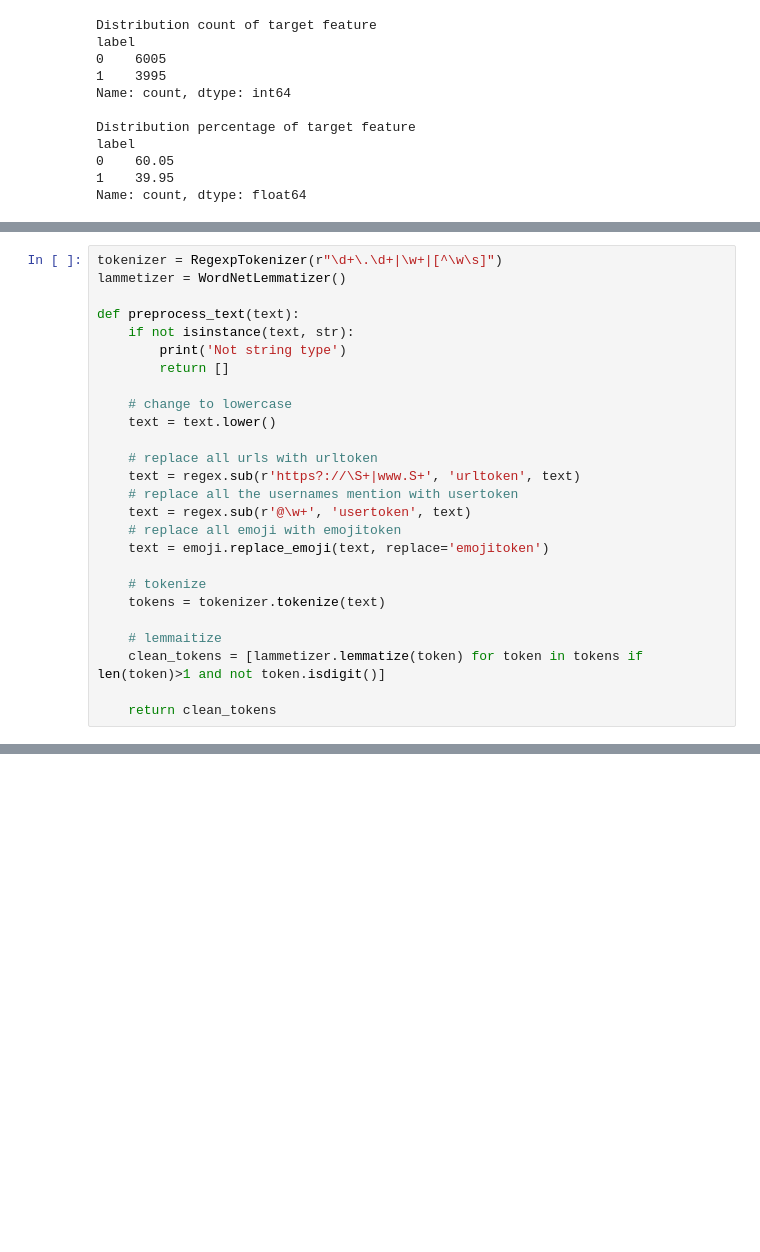
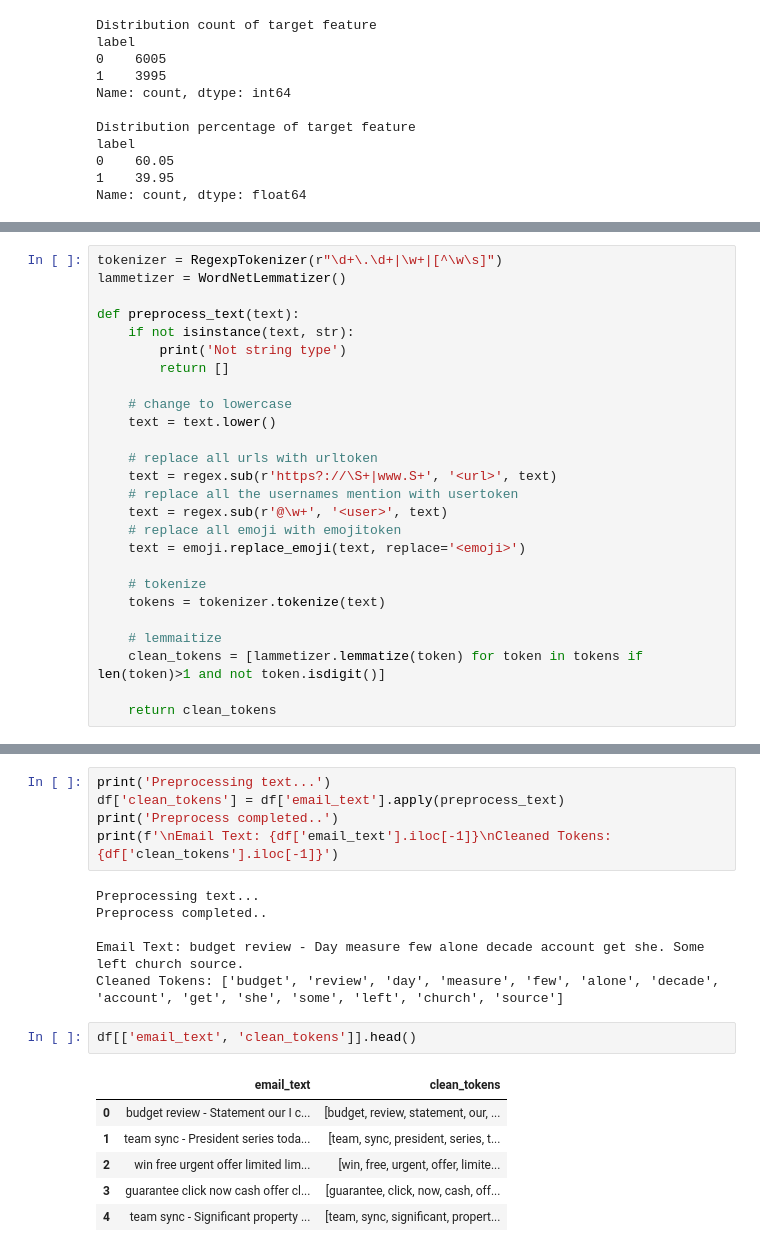
Before and after one commit to Prashant-Kumar-Codes/NLP, a Jupyter notebook: 7_NLP_Projects/1_Text_Classification/2_Spam_Detection/1_Email_Spam_Detection.ipynb, the cells around one changed output, grey strips where cells are left out. Cells and saved outputs as stored; diff of their text form; blank space fills up the shorter version.

```diff
--- a/7_NLP_Projects/1_Text_Classification/2_Spam_Detection/1_Email_Spam_Detection.ipynb
+++ b/7_NLP_Projects/1_Text_Classification/2_Spam_Detection/1_Email_Spam_Detection.ipynb
@@ -114,11 +112,11 @@ def preprocess_text(text):
     text = text.lower()
 
     # replace all urls with urltoken
-    text = regex.sub(r'https?://\S+|www.S+', 'urltoken', text)
+    text = regex.sub(r'https?://\S+|www.S+', '<url>', text)
     # replace all the usernames mention with usertoken
-    text = regex.sub(r'@\w+', 'usertoken', text)
+    text = regex.sub(r'@\w+', '<user>', text)
     # replace all emoji with emojitoken
-    text = emoji.replace_emoji(text, replace='emojitoken')
+    text = emoji.replace_emoji(text, replace='<emoji>')
 
     # tokenize
     tokens = tokenizer.tokenize(text)
@@ -133,0 +159,20 @@ print(preprocess_text("Hello this is @PrashantKumar! I'm 😊. This is a good we
+# %%
+print('Preprocessing text...')
+df['clean_tokens'] = df['email_text'].apply(preprocess_text)
+print('Preprocess completed..')
+print(f'\nEmail Text: {df['email_text'].iloc[-1]}\nCleaned Tokens: {df['clean_tokens'].iloc[-1]}')
+# %% [output]
+Preprocessing text...
+Preprocess completed..
+
+Email Text: budget review - Day measure few alone decade account get she. Some left church source.
+Cleaned Tokens: ['budget', 'review', 'day', 'measure', 'few', 'alone', 'decade', 'account', 'get', 'she', 'some', 'left', 'church', 'source']
+# %%
+df[['email_text', 'clean_tokens']].head()
+# %% [output]
+|  | email_text | clean_tokens |
+| 0 | budget review - Statement our I c... | [budget, review, statement, our, ... |
+| 1 | team sync - President series toda... | [team, sync, president, series, t... |
+| 2 | win free urgent offer limited lim... | [win, free, urgent, offer, limite... |
+| 3 | guarantee click now cash offer cl... | [guarantee, click, now, cash, off... |
+| 4 | team sync - Significant property ... | [team, sync, significant, propert... |
```
Also changed, not shown: parts of 36 cells of this notebook.
